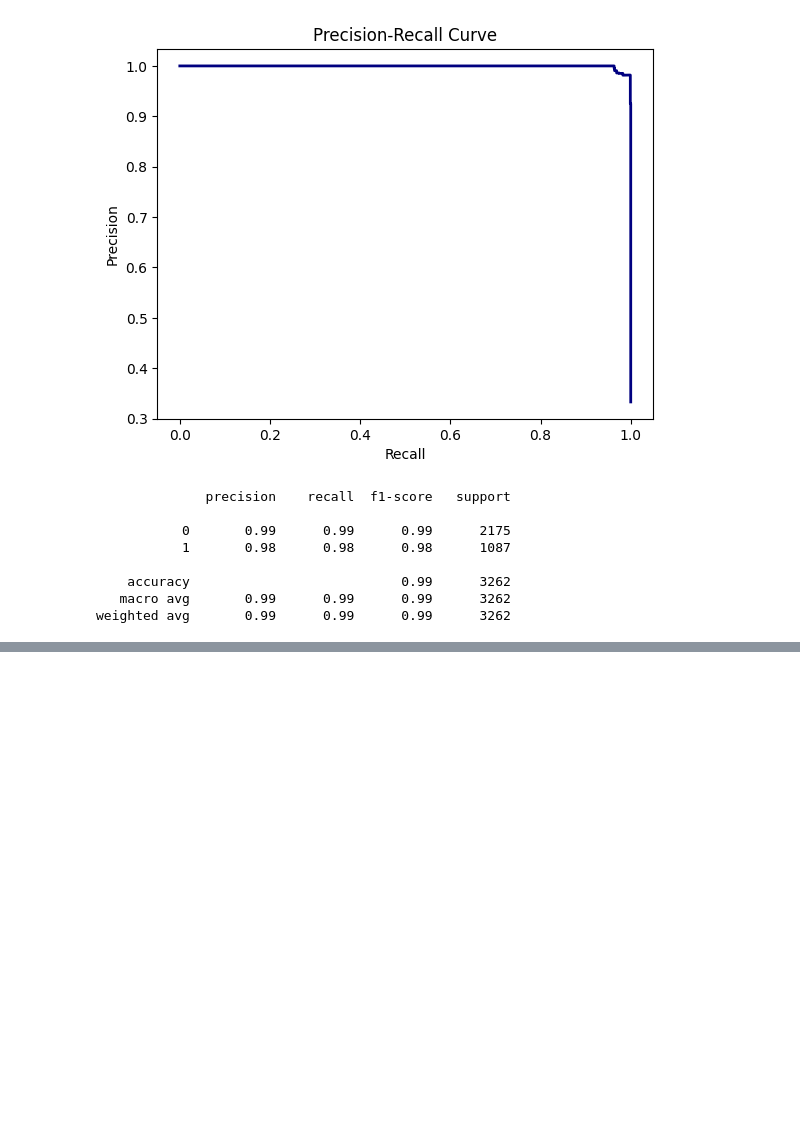
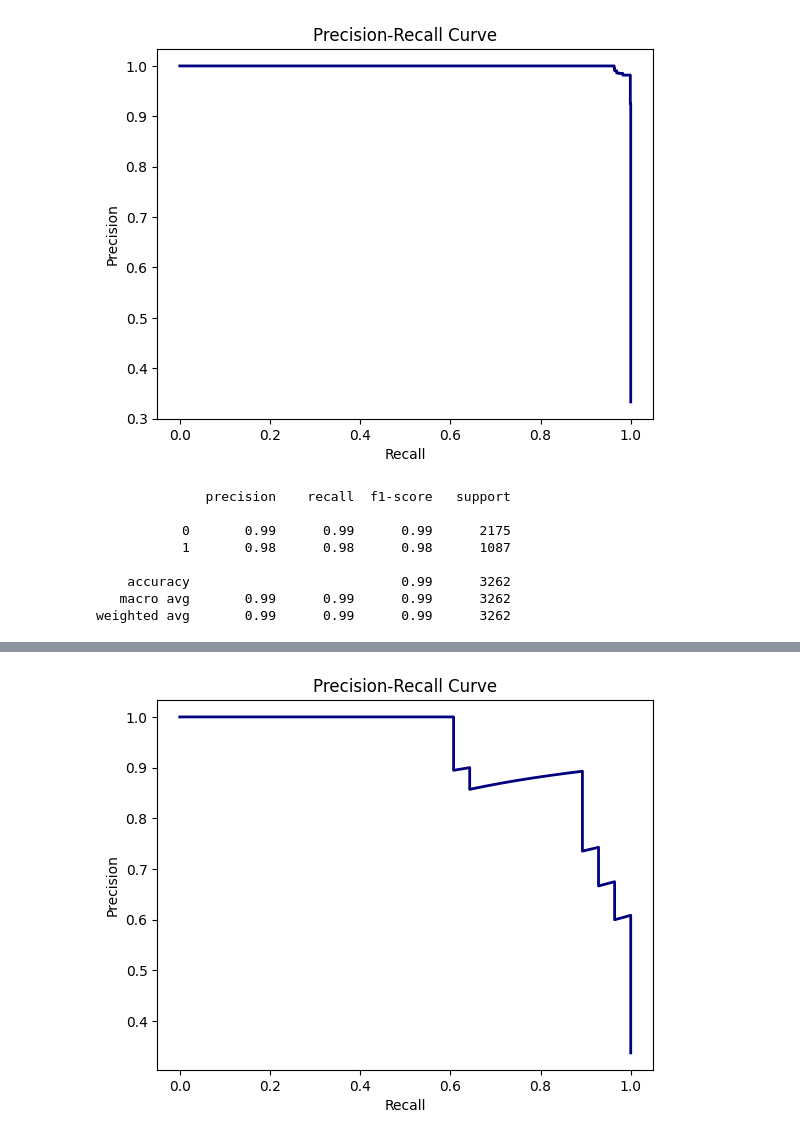
Before and after one commit to RohanKaushikan/CancerBioinformatics, a Jupyter notebook: CombinedData.ipynb, the cells around one changed output, grey strips where cells are left out. Saved outputs shown, nothing was run; the diff lists cells and outputs as text; code cells hidden in the pictures; blank space fills up the shorter version.

```diff
--- a/CombinedData.ipynb
+++ b/CombinedData.ipynb
@@ -494,0 +379,10 @@ Accuracy: 0.94
+# %%
+precision, recall, _ = precision_recall_curve(y_test, model.predict_proba(X_test)[:, 1])
+plt.figure()
+plt.plot(recall, precision, color='navy', lw=2)
+plt.xlabel('Recall')
+plt.ylabel('Precision')
+plt.title('Precision-Recall Curve')
+plt.show()
+# %% [output]
+[figure, added]
```
Also changed, not shown: parts of 56 cells of this notebook.
